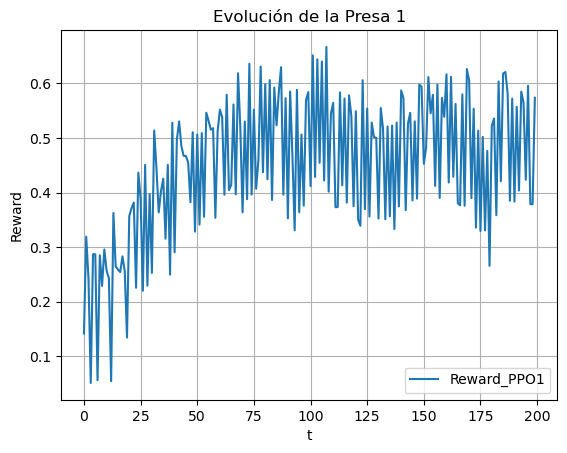
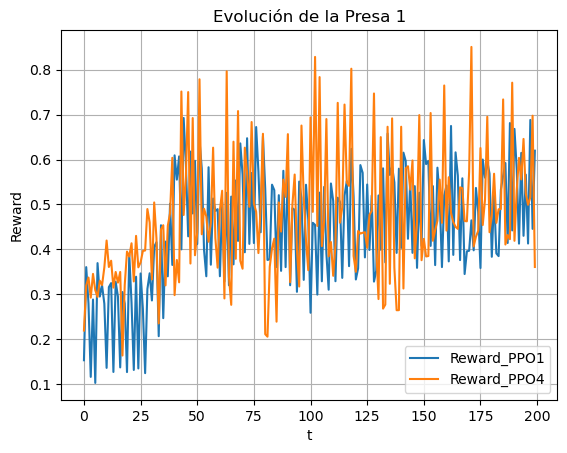
Code edit (unified diff) that turned the first committed figure into the second:
--- before
+++ after
@@ -1,4 +1,4 @@
 plt.plot(rewards_PPO1, label="Reward_PPO1")
-#plt.plot(rewards_PPO4, label="Reward_PPO4")
+plt.plot(rewards_PPO4, label="Reward_PPO4")
 #plt.plot(rewards_RecPPO, label="Reward_RecPPO")
 plt.xlabel("t")

Commit: PPO_4obs